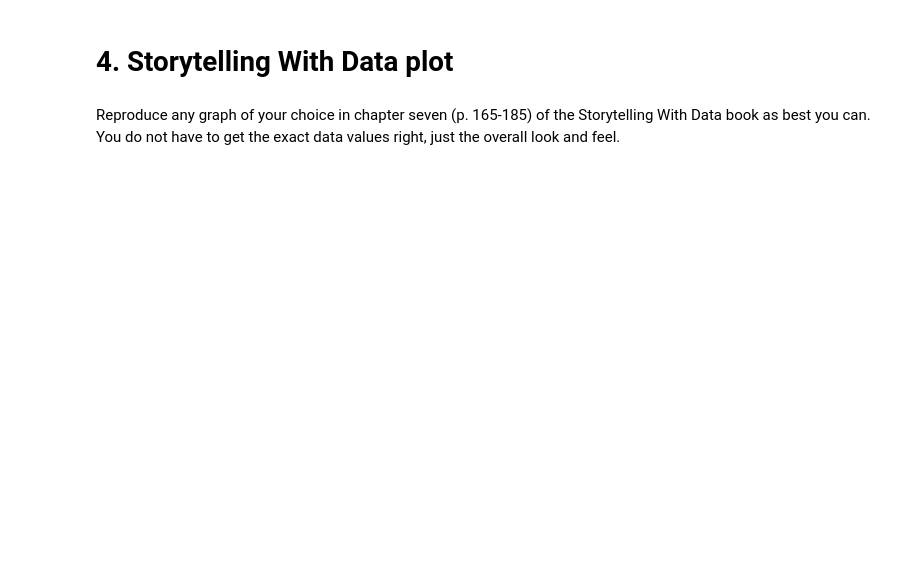
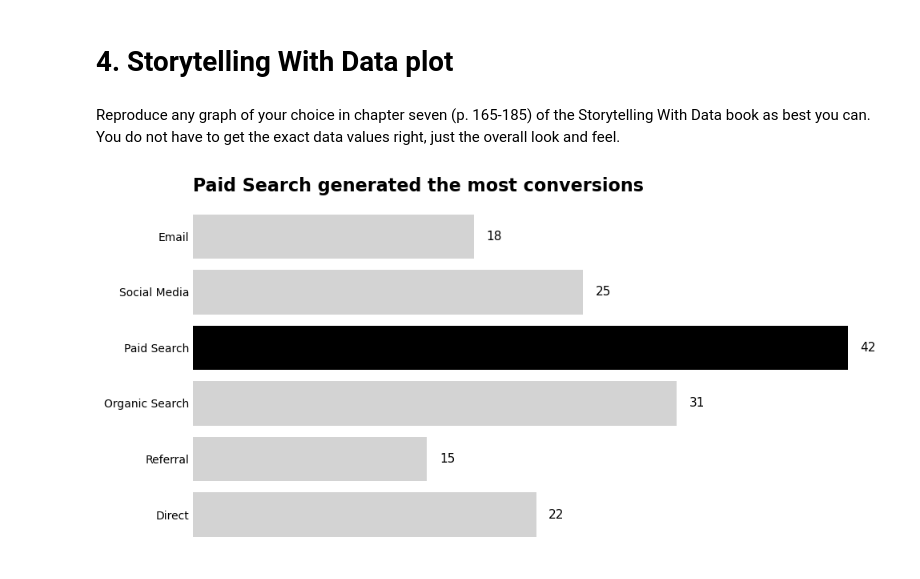
Before and after one commit to chenmichael2/MOD-B-O2, a Jupyter notebook: OMDS-ModB2-Week11-Chen-Michael.ipynb, the cells around one changed output. Drawn from its saved outputs; the diff is of its cells as text; code cells hidden in the pictures; blank space fills up the shorter version.

```diff
--- a/Week11.ipynb
+++ b/OMDS-ModB2-Week11-Chen-Michael.ipynb
@@ -97,3 +146,51 @@ X_train, X_test, y_train, y_test = train_test_split(df["Income"], df["Conversion
 # 4. Storytelling With Data plot
 # %% [markdown]
 Reproduce any graph of your choice in chapter seven (p. 165-185) of the Storytelling With Data book as best you can. You do not have to get the exact data values right, just the overall look and feel.
+# %%
+import matplotlib.pyplot as plt
+import numpy as np
+
+# Fake data
+categories = [
+    "Email", "Social Media", "Paid Search",
+    "Organic Search", "Referral", "Direct"
+]
+values = [18, 25, 42, 31, 15, 22]
+
+# Choose one category to highlight
+highlight = "Paid Search"
+
+# Create colors
+colors = ["lightgray" if c != highlight else "black" for c in categories]
+
+# Plot
+fig, ax = plt.subplots(figsize=(10, 5))
+bars = ax.barh(categories, values, color=colors)
+
+# Put highest at top if desired
+ax.invert_yaxis()
+
+# Remove unnecessary spines
+ax.spines["top"].set_visible(False)
+ax.spines["right"].set_visible(False)
+ax.spines["left"].set_visible(False)
+ax.spines["bottom"].set_visible(False)
+
+# Remove x-axis ticks
+ax.set_xticks([])
+
+# Remove y-axis tick marks
+ax.tick_params(axis='y', length=0)
+
+# Add value labels directly to bars
+for i, v in enumerate(values):
+    ax.text(v + 0.8, i, str(v), va='center', fontsize=11)
+
+# Title and subtitle
+ax.set_title("Paid Search generated the most conversions",
+             loc="left", fontsize=16, weight="bold")
+
+plt.tight_layout()
+plt.show()
+# %% [output]
+[figure, added]
```
Also changed, not shown: parts of 2 cells of this notebook, 1 other file.
